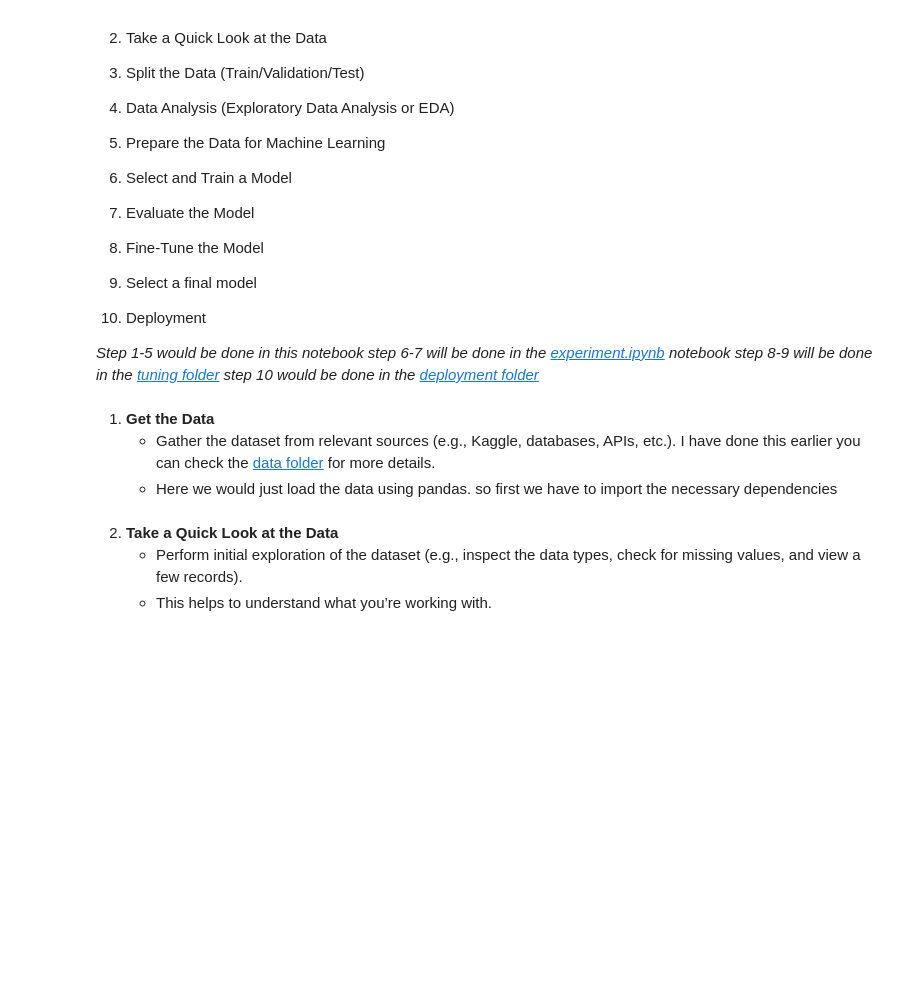
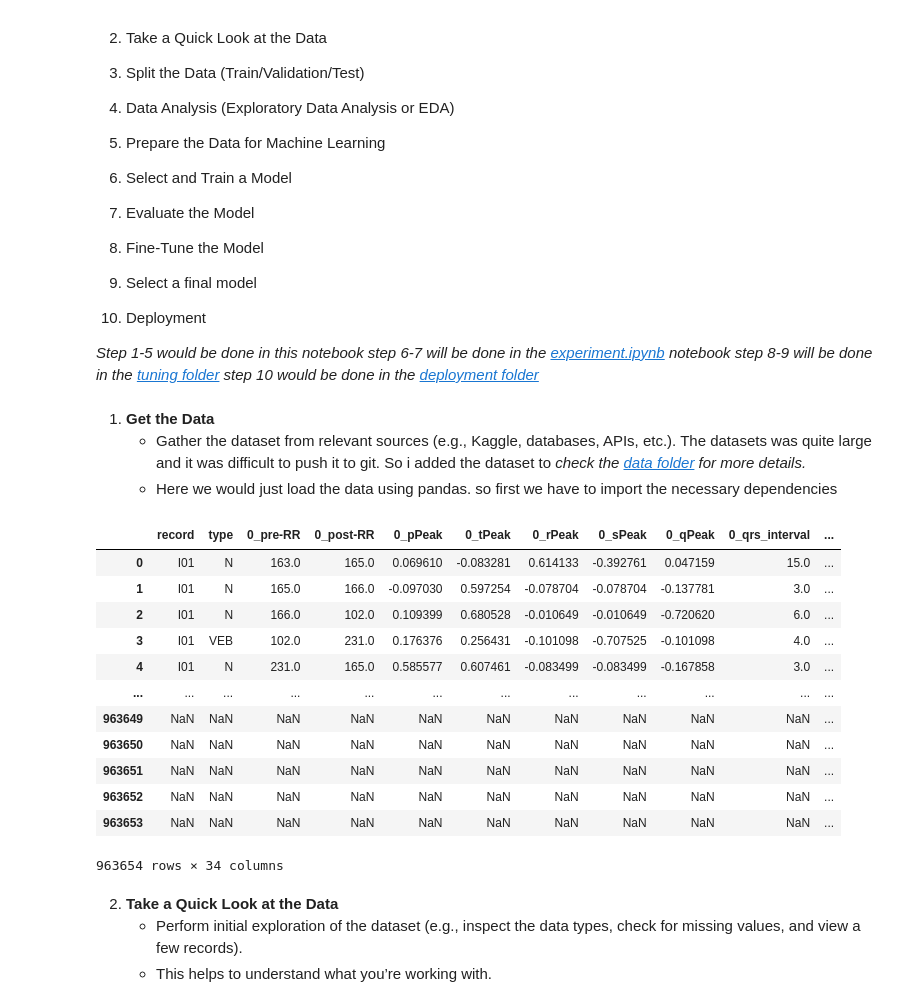
Before and after one commit to Tobai24/ECG-Arrhythmia-Classifier, a Jupyter notebook: notebooks/analysis.ipynb, the cells around one changed output. Saved outputs shown, nothing was run; the diff lists cells and outputs as text; code cells hidden in the pictures; blank space fills up the shorter version.

```diff
--- a/notebooks/analysis.ipynb
+++ b/notebooks/analysis.ipynb
@@ -24,5 +24,5 @@
 _Step 1-5 would be done in this notebook step 6-7 will be done in the [experiment.ipynb](./experiment.ipynb) notebook step 8-9 will be done in the [tuning folder](../tuning/) step 10 would be done in the [deployment folder](../deployment/)_
 # %% [markdown]
 1. **Get the Data**
-   - Gather the dataset from relevant sources (e.g., Kaggle, databases, APIs, etc.). I have done this earlier you can check the [data folder](../data/) for more details.
+   - Gather the dataset from relevant sources (e.g., Kaggle, databases, APIs, etc.). The datasets was quite large and it was difficult to push it to git. So i added the dataset to _check the [data folder](../data/) for more details._
    - Here we would just load the data using pandas. so first we have to import the necessary dependencies
@@ -32,3 +46,19 @@ import numpy as np
+# %%
+df.reset_index(drop=True)
+# %% [output]
+|  | record | type | 0_pre-RR | 0_post-RR | 0_pPeak | 0_tPeak | 0_rPeak | 0_sPeak | 0_qPeak | 0_qrs_interval | ... |
+| 0 | I01 | N | 163.0 | 165.0 | 0.069610 | -0.083281 | 0.614133 | -0.392761 | 0.047159 | 15.0 | ... |
+| 1 | I01 | N | 165.0 | 166.0 | -0.097030 | 0.597254 | -0.078704 | -0.078704 | -0.137781 | 3.0 | ... |
+| 2 | I01 | N | 166.0 | 102.0 | 0.109399 | 0.680528 | -0.010649 | -0.010649 | -0.720620 | 6.0 | ... |
+| 3 | I01 | VEB | 102.0 | 231.0 | 0.176376 | 0.256431 | -0.101098 | -0.707525 | -0.101098 | 4.0 | ... |
+| 4 | I01 | N | 231.0 | 165.0 | 0.585577 | 0.607461 | -0.083499 | -0.083499 | -0.167858 | 3.0 | ... |
+| ... | ... | ... | ... | ... | ... | ... | ... | ... | ... | ... | ... |
+| 963649 | NaN | NaN | NaN | NaN | NaN | NaN | NaN | NaN | NaN | NaN | ... |
+| 963650 | NaN | NaN | NaN | NaN | NaN | NaN | NaN | NaN | NaN | NaN | ... |
+| 963651 | NaN | NaN | NaN | NaN | NaN | NaN | NaN | NaN | NaN | NaN | ... |
+| 963652 | NaN | NaN | NaN | NaN | NaN | NaN | NaN | NaN | NaN | NaN | ... |
+| 963653 | NaN | NaN | NaN | NaN | NaN | NaN | NaN | NaN | NaN | NaN | ... |
+963654 rows × 34 columns
 # %% [markdown]
 2. **Take a Quick Look at the Data**
    - Perform initial exploration of the dataset (e.g., inspect the data types, check for missing values, and view a few records).
```
Also changed, not shown: parts of 13 cells of this notebook, 4 other files.
